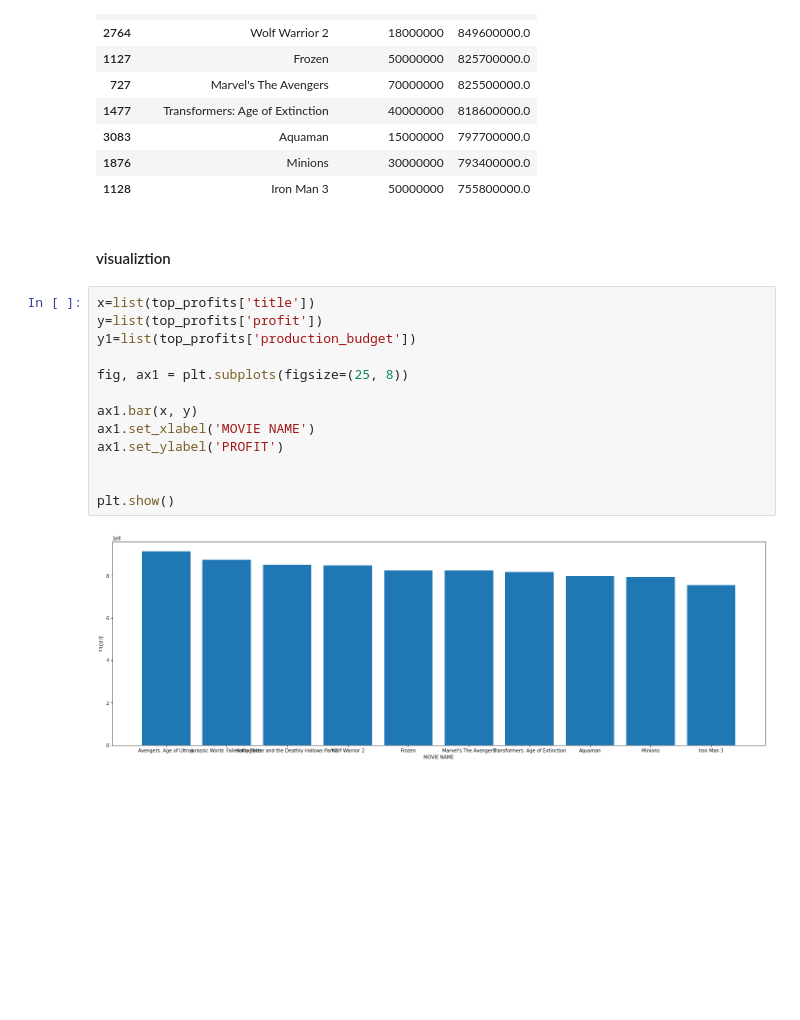
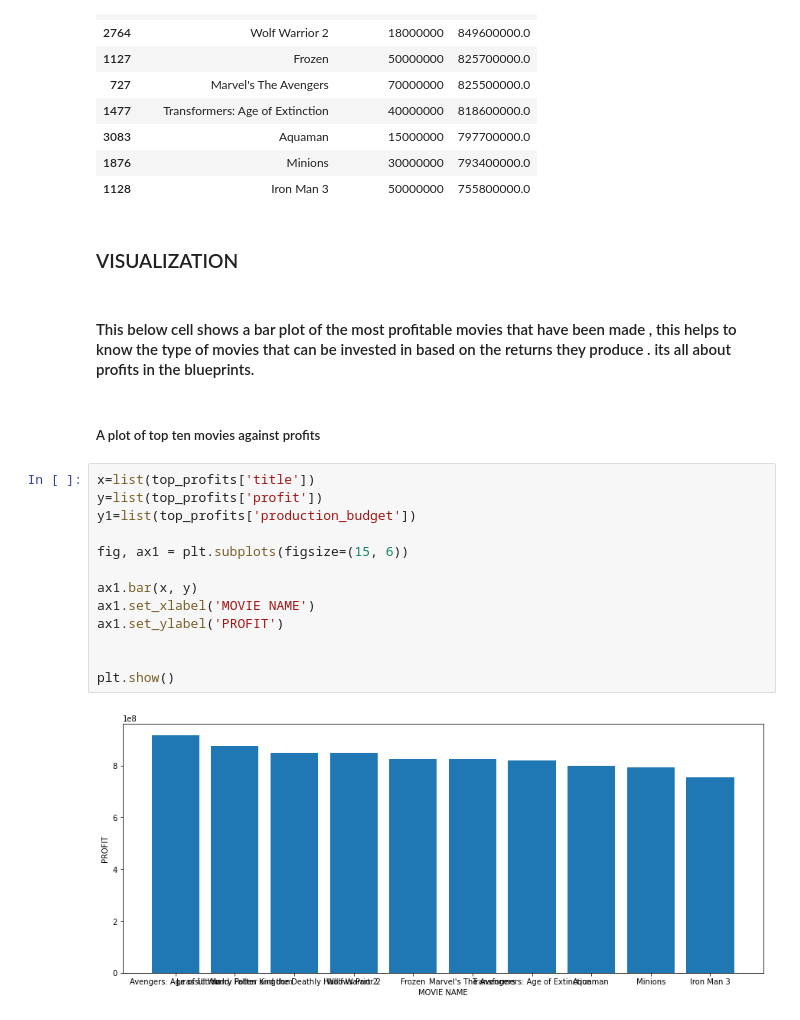
Before and after one commit to jmbego/dsc-phase-1-project, a Jupyter notebook: index.ipynb, the cells around one changed output. Cells and saved outputs as stored; diff of their text form; blank space fills up the shorter version.

```diff
--- a/index.ipynb
+++ b/index.ipynb
@@ -162,19 +164,23 @@ top_profits[lst]
 | 1876 | Minions | 30000000 | 793400000.0 |
 | 1128 | Iron Man 3 | 50000000 | 755800000.0 |
 # %% [markdown]
-#### visualiztion
+### VISUALIZATION
+# %% [markdown]
+#### This below cell shows a bar plot of the most profitable movies that have been made , this helps to know the type of movies that can be invested in based on the returns they produce . its all about profits in the blueprints.
+# %% [markdown]
+##### A plot of top ten movies against profits
 # %%
 x=list(top_profits['title'])
 y=list(top_profits['profit'])
 y1=list(top_profits['production_budget'])
 
-fig, ax1 = plt.subplots(figsize=(25, 8))
+fig, ax1 = plt.subplots(figsize=(15, 6))
 
 ax1.bar(x, y)
 ax1.set_xlabel('MOVIE NAME')
 ax1.set_ylabel('PROFIT')
 
 
 plt.show()
 # %% [output]
-[figure, old version]
+[figure, new version]
```
Also changed, not shown: parts of 2 cells of this notebook.
